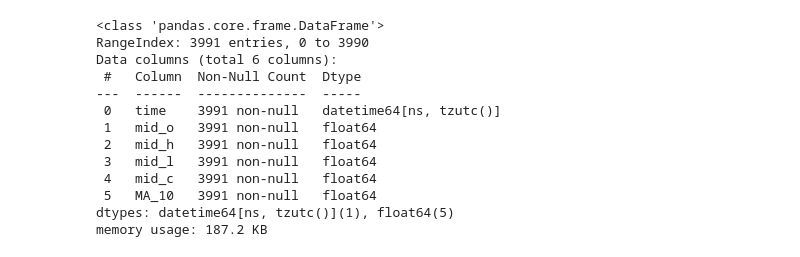
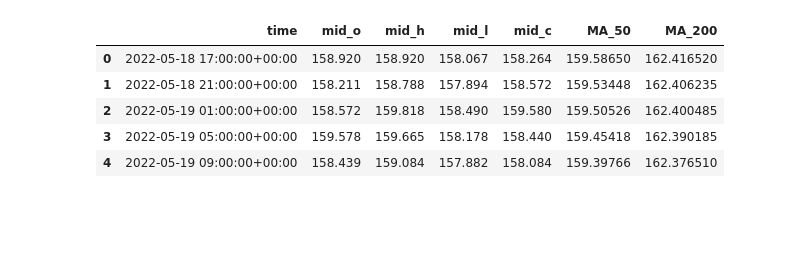
Before and after one commit to mattyapers/ForexTrading, a Jupyter notebook: exploration/MA_Test.ipynb, the cells around one changed output. Cells and saved outputs as stored; diff of their text form; code cells hidden in the pictures; blank space fills up the shorter version.

```diff
--- a/exploration/MA_Test.ipynb
+++ b/exploration/MA_Test.ipynb
@@ -63,17 +42 @@ df_ma.reset_index(inplace=True, drop=True)
-# %%
-df_ma.info()
-# %% [output]
-<class 'pandas.core.frame.DataFrame'>
-RangeIndex: 3991 entries, 0 to 3990
-Data columns (total 6 columns):
- #   Column  Non-Null Count  Dtype
----  ------  --------------  -----
- 0   time    3991 non-null   datetime64[ns, tzutc()]
- 1   mid_o   3991 non-null   float64
- 2   mid_h   3991 non-null   float64
- 3   mid_l   3991 non-null   float64
- 4   mid_c   3991 non-null   float64
- 5   MA_10   3991 non-null   float64
-dtypes: datetime64[ns, tzutc()](1), float64(5)
-memory usage: 187.2 KB
 # %%
@@ -91,0 +50,17 @@ cp.show_plot()
+# %%
+MA_S = "MA_50"
+MA_L = "MA_200"
+BUY = 1
+SELL = -1
+NONE = 0
+# %%
+df_an = df_ma[['time','mid_o', 'mid_h', 'mid_l', 'mid_c', MA_S, MA_L]].copy()
+# %%
+df_an.head()
+# %% [output]
+|  | time | mid_o | mid_h | mid_l | mid_c | MA_50 | MA_200 |
+| 0 | 2022-05-18 17:00:00+00:00 | 158.920 | 158.920 | 158.067 | 158.264 | 159.58650 | 162.416520 |
+| 1 | 2022-05-18 21:00:00+00:00 | 158.211 | 158.788 | 157.894 | 158.572 | 159.53448 | 162.406235 |
+| 2 | 2022-05-19 01:00:00+00:00 | 158.572 | 159.818 | 158.490 | 159.580 | 159.50526 | 162.400485 |
+| 3 | 2022-05-19 05:00:00+00:00 | 159.578 | 159.665 | 158.178 | 158.440 | 159.45418 | 162.390185 |
+| 4 | 2022-05-19 09:00:00+00:00 | 158.439 | 159.084 | 157.882 | 158.084 | 159.39766 | 162.376510 |
```
Also changed, not shown: parts of 32 cells of this notebook, 1 other file.
